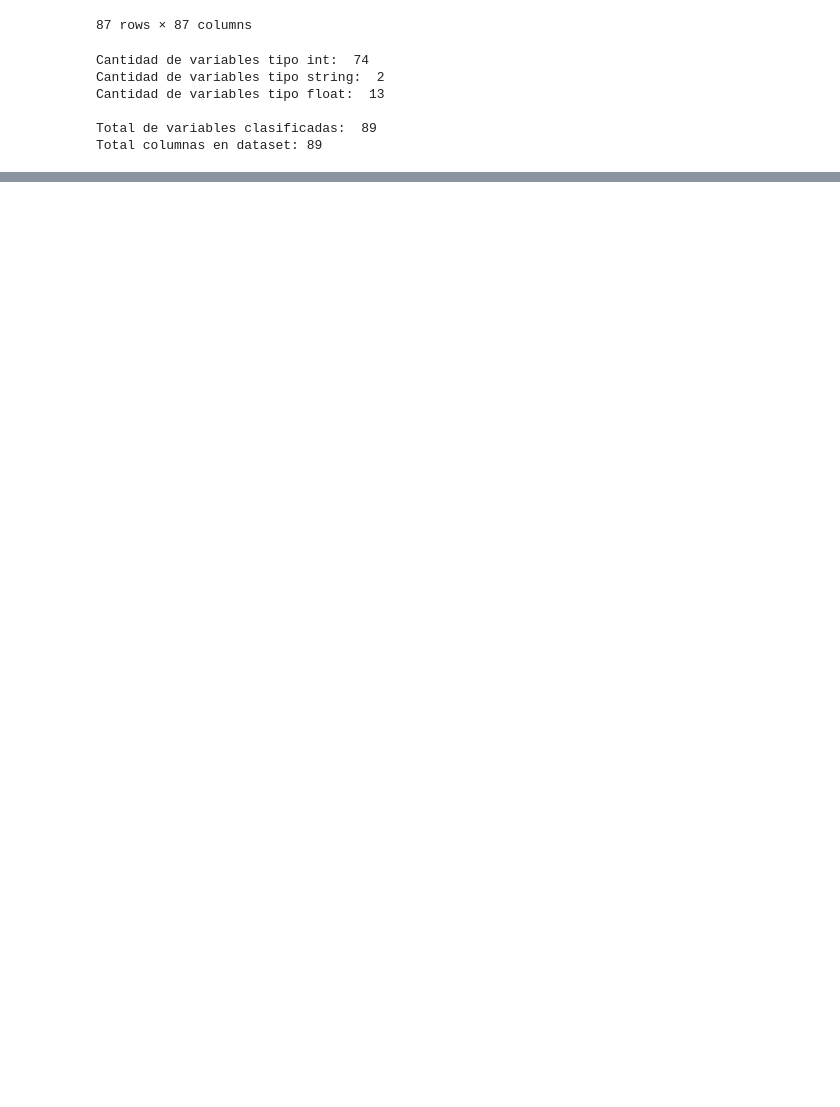
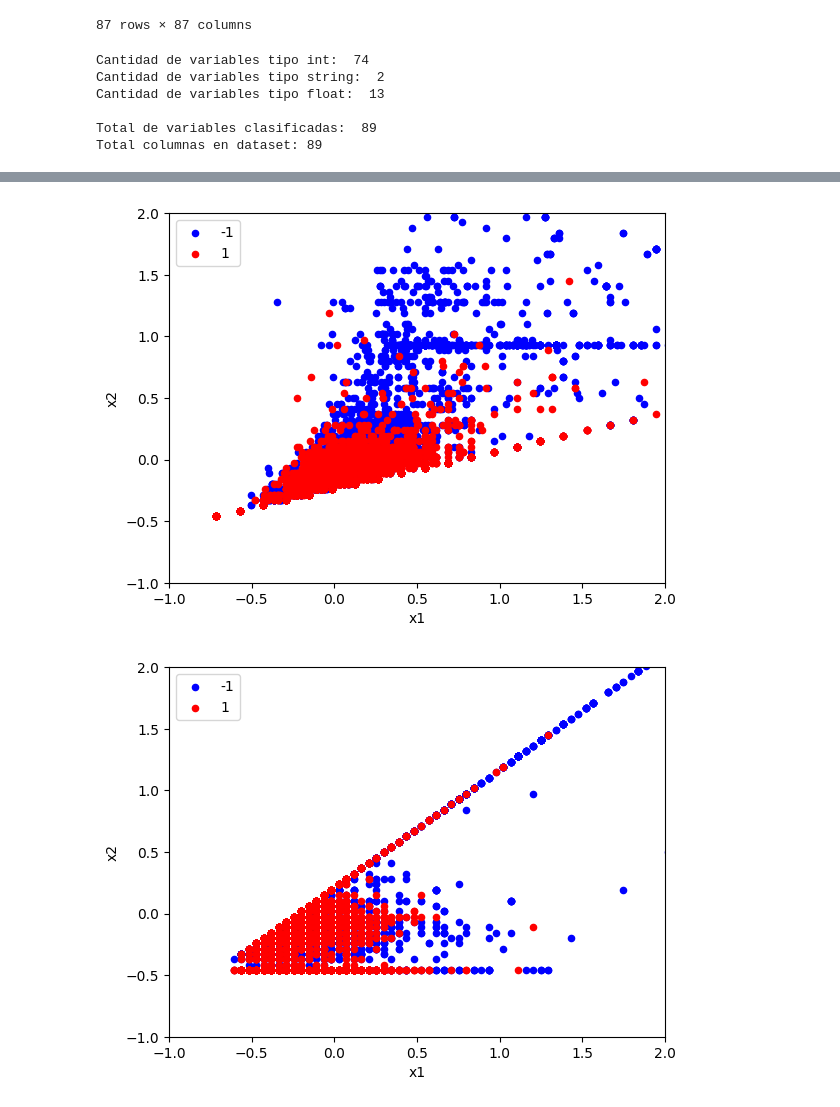
Before and after one commit to aleg001/Lab5-IA, a Jupyter notebook: Lab5.ipynb, the cells around one changed output, grey strips where cells are left out. Cells and saved outputs as stored; diff of their text form; code cells hidden in the pictures; blank space fills up the shorter version.

```diff
--- a/Lab5.ipynb
+++ b/Lab5.ipynb
@@ -137,0 +269,68 @@ def KNN(pandas, q, k):
+# %%
+import numpy as np
+import matplotlib.pyplot as plt
+import pandas as pd
+
+#Normalización de los datos
+dfphis['length_url'] = (dfphis['length_url'] - dfphis['length_url'].mean()) / dfphis['length_url'].std()
+dfphis['longest_words_raw'] = (dfphis['longest_words_raw'] - dfphis['longest_words_raw'].mean()) / dfphis['longest_words_raw'].std()
+dfphis['longest_word_path'] = (dfphis['longest_word_path'] - dfphis['longest_word_path'].mean()) / dfphis['longest_word_path'].std()
+dfphis['avg_words_raw'] = (dfphis['avg_words_raw'] - dfphis['avg_words_raw'].mean()) / dfphis['avg_words_raw'].std()
+dfphis['avg_word_path'] = (dfphis['avg_word_path'] - dfphis['avg_word_path'].mean()) / dfphis['avg_word_path'].std()
+X = dfphis[['length_url', 'longest_words_raw', 'avg_words_raw', 'longest_word_path', 'avg_word_path']]
+y = dfphis['status']
+df = pd.DataFrame(dict(x1=X['avg_word_path'], x2=X['longest_word_path'], y=y))
+# %%
+#Diferentes gráficas. Limita a -1 a 2 para ver una mejor vista a los datos.
+df = pd.DataFrame(dict(x1=X['avg_word_path'], x2=X['longest_word_path'], y=y))
+colors = {1:'red', -1:'blue'}
+fig, ax = plt.subplots()
+grouped = df.groupby('y')
+for key, group in grouped:
+    group.plot(ax=ax, kind='scatter', x='x1', y='x2', label=key, color = colors[key])
+plt.xlim([-1, 2])
+plt.ylim([-1, 2])
+plt.show()
+
+df = pd.DataFrame(dict(x1=X['longest_words_raw'], x2=X['longest_word_path'], y=y))
+colors = {1:'red', -1:'blue'}
+fig, ax = plt.subplots()
+grouped = df.groupby('y')
+for key, group in grouped:
+    group.plot(ax=ax, kind='scatter', x='x1', y='x2', label=key, color = colors[key])
+plt.xlim([-1, 2])
+plt.ylim([-1, 2])
+plt.show()
+
+df = pd.DataFrame(dict(x1=X['avg_word_path'], x2=X['longest_word_path'], y=y))
+colors = {1:'red', -1:'blue'}
+fig, ax = plt.subplots()
+grouped = df.groupby('y')
+for key, group in grouped:
+    group.plot(ax=ax, kind='scatter', x='x1', y='x2', label=key, color = colors[key])
+plt.xlim([-1, 2])
+plt.ylim([-1, 2])
+plt.show()
+
+df = pd.DataFrame(dict(x1=X['length_url'], x2=X['longest_word_path'], y=y))
+colors = {1:'red', -1:'blue'}
+fig, ax = plt.subplots()
+grouped = df.groupby('y')
+for key, group in grouped:
+    group.plot(ax=ax, kind='scatter', x='x1', y='x2', label=key, color = colors[key])
+plt.xlim([-1, 2])
+plt.ylim([-1, 2])
+plt.show()
+
+df = pd.DataFrame(dict(x1=X['length_url'], x2=X['avg_word_path'], y=y))
+colors = {1:'red', -1:'blue'}
+fig, ax = plt.subplots()
+grouped = df.groupby('y')
+for key, group in grouped:
+    group.plot(ax=ax, kind='scatter', x='x1', y='x2', label=key, color = colors[key])
+plt.xlim([-1, 2])
+plt.ylim([-1, 2])
+plt.show()
+# %% [output]
+[figure, added]
+[figure, added]
```
Also changed, not shown: parts of 15 cells of this notebook.
